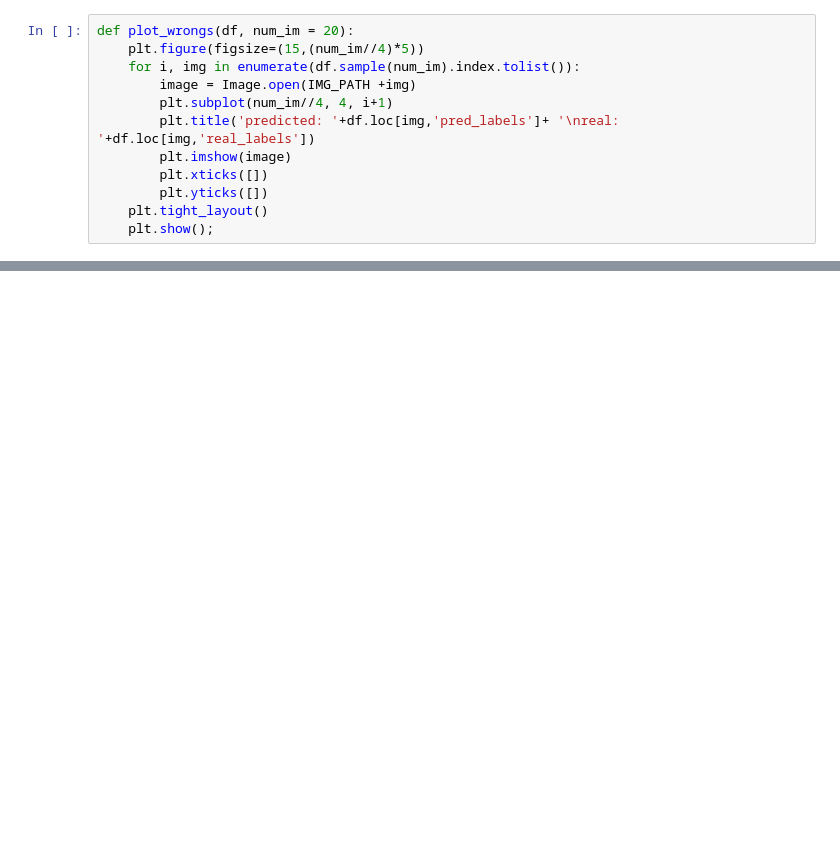
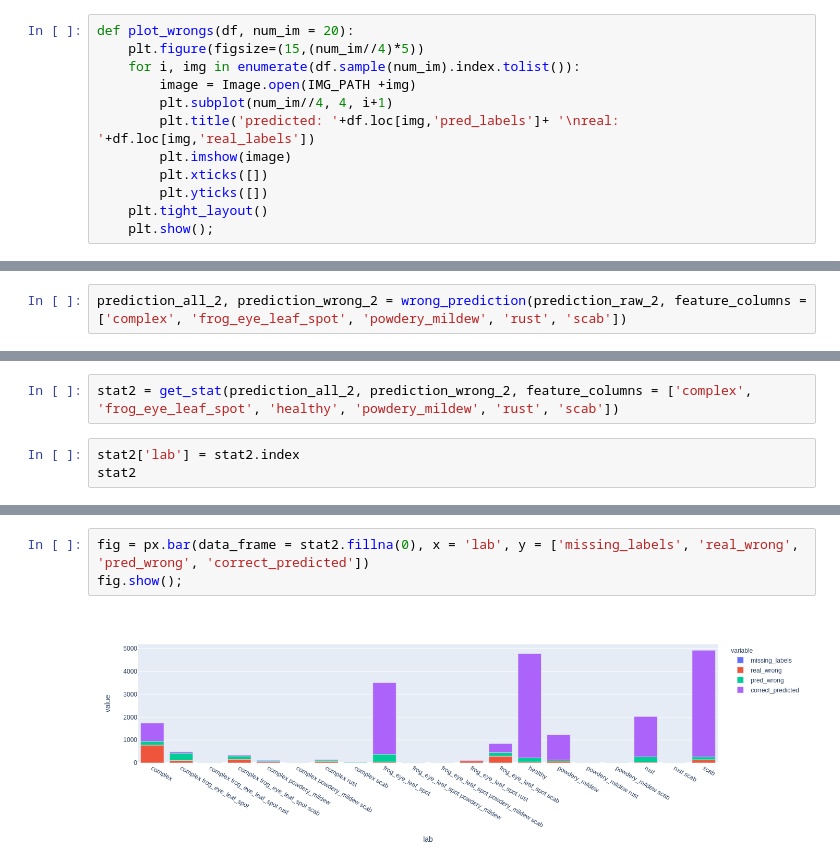
Before and after one commit to ntatanko/kaggle-plant-pathology-v2, a Jupyter notebook: sandbox/wrong_predictions/analysis_wrong.ipynb, the cells around one changed output, grey strips where cells are left out. Cells and saved outputs as stored; diff of their text form; blank space fills up the shorter version.

```diff
--- a/sandbox/wrong_predictions/analysis_wrong.ipynb
+++ b/sandbox/wrong_predictions/analysis_wrong.ipynb
@@ -150,0 +258,2 @@ stat = get_stat(prediction_raw_1)
+# %%
+prediction_all_2, prediction_wrong_2 = wrong_prediction(prediction_raw_2, feature_columns = ['complex', 'frog_eye_leaf_spot', 'powdery_mildew', 'rust', 'scab'])
@@ -166,0 +291,5 @@ fig.show();
+# %%
+stat2 = get_stat(prediction_all_2, prediction_wrong_2, feature_columns = ['complex', 'frog_eye_leaf_spot', 'healthy', 'powdery_mildew', 'rust', 'scab'])
+# %%
+stat2['lab'] = stat2.index
+stat2
@@ -166,0 +334,5 @@ fig.show();
+# %%
+fig = px.bar(data_frame = stat2.fillna(0), x = 'lab', y = ['missing_labels', 'real_wrong', 'pred_wrong', 'correct_predicted'])
+fig.show();
+# %% [output]
+[figure, added]
```
Also changed, not shown: parts of 40 cells of this notebook, 12 other files.
